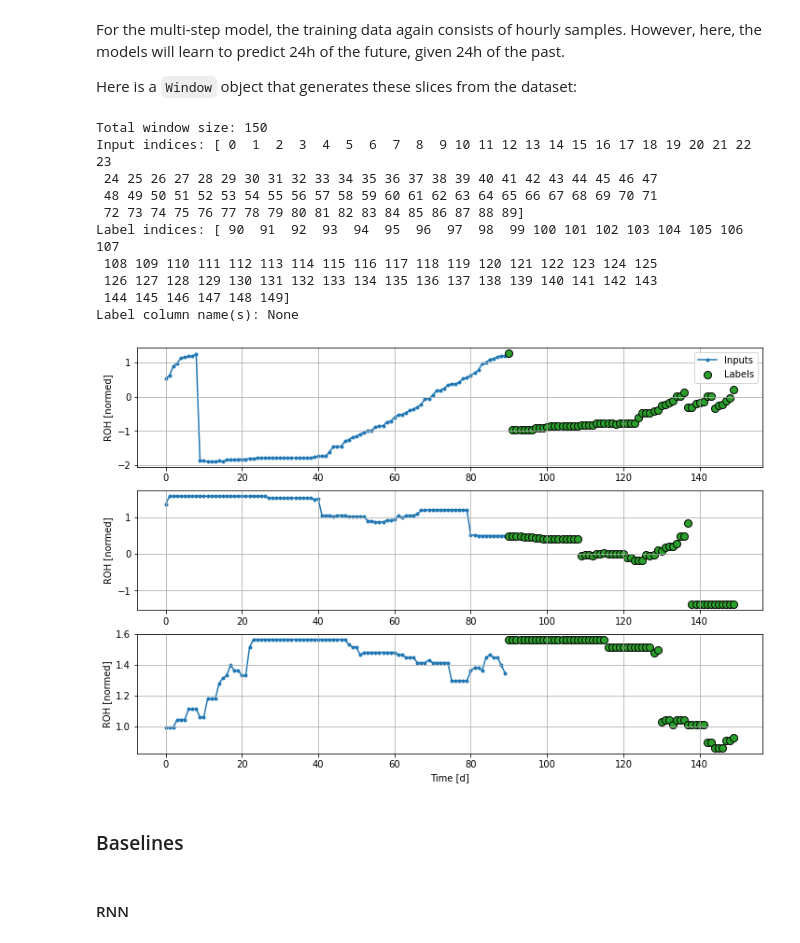
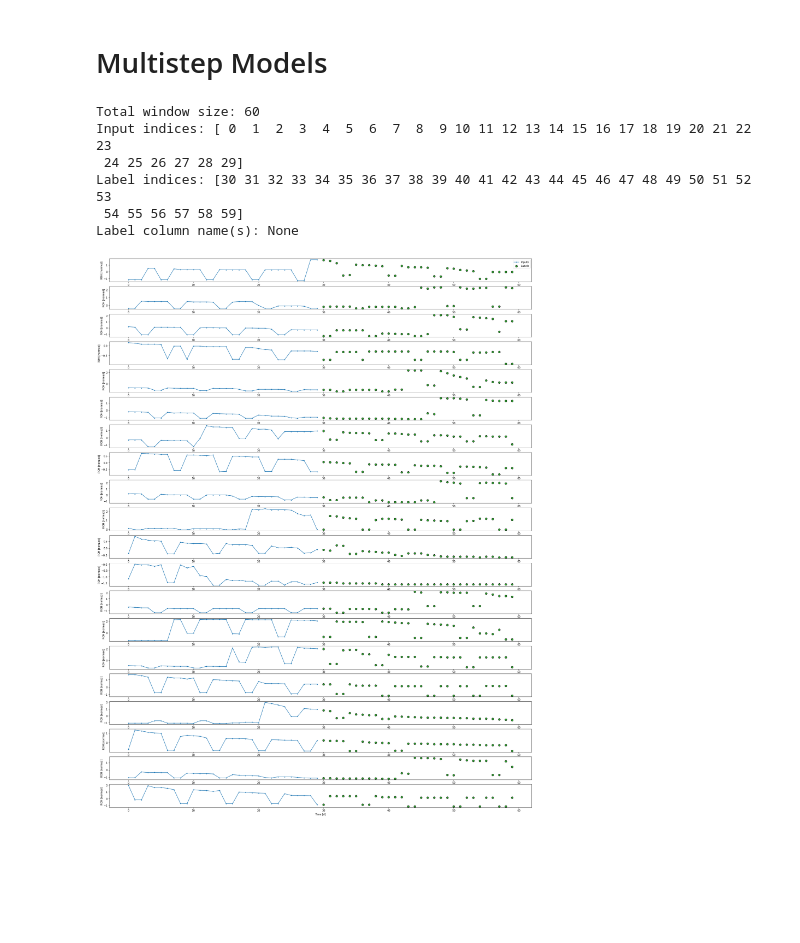
Before and after one commit to ahmadabdullah247/thesis, a Jupyter notebook: SingleHotel/time_series.ipynb, the cells around one changed output. Saved outputs shown, nothing was run; the diff lists cells and outputs as text; code cells hidden in the pictures; blank space fills up the shorter version.

```diff
--- a/SingleHotel/time_series.ipynb
+++ b/SingleHotel/time_series.ipynb
@@ -128,2 +106,0 @@ Similarly the `Date Time` column is very useful, but not in this string form. St
-# %%
-timestamp_s = date_time.map(datetime.datetime.timestamp)
@@ -134,8 +107,14 @@ A simple approach to convert it to a usable signal is to use `sin` and `cos` to
 # %%
-# day = 24*60*60
-# year = (365.2425)*day
+day = 24*60*60
+week = 7*day
+month = 30.5*day
+year = (365.2425)*day
 
 # df['Day sin'] = np.sin(timestamp_s * (2 * np.pi / day))
 # df['Day cos'] = np.cos(timestamp_s * (2 * np.pi / day))
-# df['Year sin'] = np.sin(timestamp_s * (2 * np.pi / year))
-# df['Year cos'] = np.cos(timestamp_s * (2 * np.pi / year))
+df['Week sin']  = list(np.sin(timestamp_s * (2 * np.pi / week)))
+df['Week cos']  = list(np.cos(timestamp_s * (2 * np.pi / week)))
+df['Month sin'] = list(np.sin(timestamp_s * (2 * np.pi / month)))
+df['Month cos'] = list(np.cos(timestamp_s * (2 * np.pi / month)))
+df['Year sin']  = list(np.sin(timestamp_s * (2 * np.pi / year)))
+df['Year cos']  = list(np.cos(timestamp_s * (2 * np.pi / year)))
@@ -361,14 +233,13 @@ w2.example = example_inputs, example_labels
 # %%
-def plot(self, model=None, plot_col='ROH', max_subplots=3):
+def plot(self, model=None, plot_col='ROH', max_subplots=20):
   inputs, labels = self.example
-  plt.figure(figsize=(12, 8))
+  plt.figure(figsize=(30, 40))
   plot_col_index = self.column_indices[plot_col]
   max_n = min(max_subplots, len(inputs))
   for n in range(max_n):
-    plt.subplot(3, 1, n+1)
+    plt.subplot(20, 1, n+1)
     plt.ylabel(f'{plot_col} [normed]')
-    plt.plot(self.input_indices, inputs[n, :, plot_col_index],
-             label='Inputs', marker='.', zorder=-10)
+    plt.plot(self.input_indices, inputs[n, :, plot_col_index],label='Inputs', marker='.', zorder=-10)
 
     if self.label_columns:
       label_col_index = self.label_columns_indices.get(plot_col, None)
@@ -417,7 +274,7 @@ def make_dataset(self, data):
       sequence_length=self.total_window_size,
       sequence_stride=1,
       shuffle=True,
-      batch_size=32,)
+      batch_size=90,)
 
   ds = ds.map(self.split_window)
 
@@ -747,28 +324,18 @@ In this section all the models will predict **all the features across all output
-# %% [markdown]
-For the multi-step model, the training data again consists of hourly samples. However, here, the models will learn to predict 24h of the future, given 24h of the past.
-
-Here is a `Window` object that generates these slices from the dataset:
+# %% [markdown]
+# Multistep Models
 # %%
-OUT_STEPS = 60
-multi_window = WindowGenerator(input_width=90,
+OUT_STEPS = 30
+multi_window = WindowGenerator(input_width=30,
                                label_width=OUT_STEPS,
                                shift=OUT_STEPS)
 
 multi_window.plot()
 multi_window
 # %% [output]
-Total window size: 150
+Total window size: 60
 Input indices: [ 0  1  2  3  4  5  6  7  8  9 10 11 12 13 14 15 16 17 18 19 20 21 22 23
- 24 25 26 27 28 29 30 31 32 33 34 35 36 37 38 39 40 41 42 43 44 45 46 47
- 48 49 50 51 52 53 54 55 56 57 58 59 60 61 62 63 64 65 66 67 68 69 70 71
- 72 73 74 75 76 77 78 79 80 81 82 83 84 85 86 87 88 89]
-Label indices: [ 90  91  92  93  94  95  96  97  98  99 100 101 102 103 104 105 106 107
- 108 109 110 111 112 113 114 115 116 117 118 119 120 121 122 123 124 125
- 126 127 128 129 130 131 132 133 134 135 136 137 138 139 140 141 142 143
- 144 145 146 147 148 149]
+ 24 25 26 27 28 29]
+Label indices: [30 31 32 33 34 35 36 37 38 39 40 41 42 43 44 45 46 47 48 49 50 51 52 53
+ 54 55 56 57 58 59]
 Label column name(s): None
-[figure, old version]
+[figure, new version]
-# %% [markdown]
-### Baselines
-# %% [markdown]
-#### RNN
```
Also changed, not shown: parts of 119 cells of this notebook, 7 other files.
